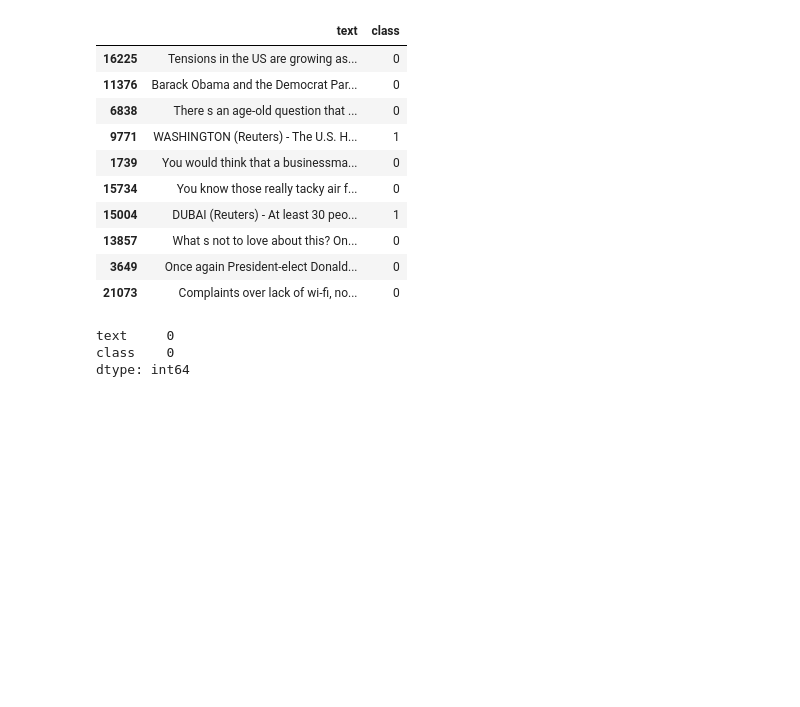
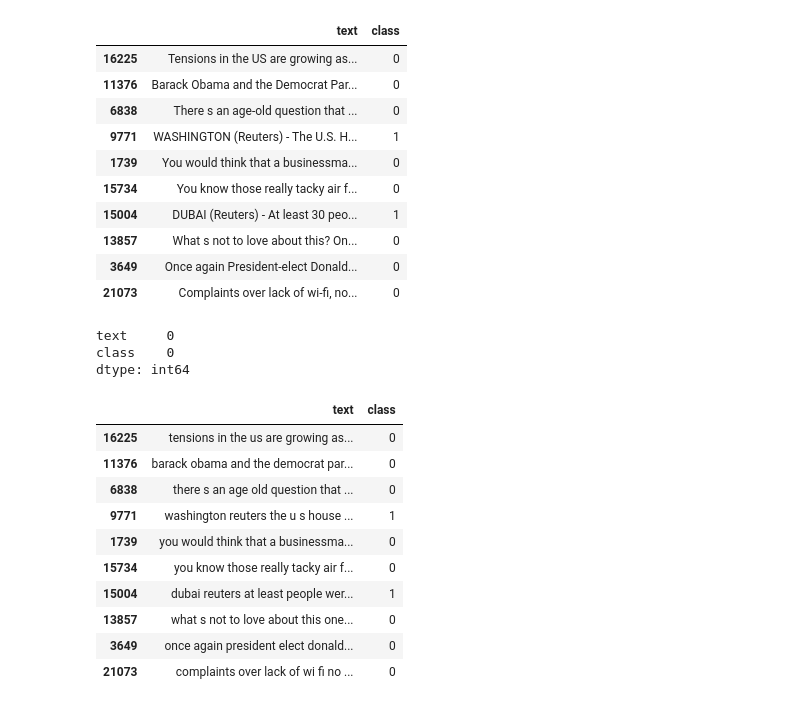
Before and after one commit to 2036saharsha/FakeNewsDetection, a Jupyter notebook: fakenews.ipynb, the cells around one changed output. Drawn from its saved outputs; the diff is of its cells as text; code cells hidden in the pictures; blank space fills up the shorter version.

Commit message:
Cleaning word function and applying to the database

```diff
--- a/fakenews.ipynb
+++ b/fakenews.ipynb
@@ -156,3 +156,30 @@ df.isnull().sum()
 text     0
 class    0
 dtype: int64
+# %%
+def word_drop(text):
+    text=text.lower()
+    text=re.sub('\[.*?\]','',text)
+    text=re.sub("\\W"," ",text)
+    text=re.sub('https?://\S+|www\.\S+','',text)
+    text=re.sub('<.*?>+','',text)
+    text=re.sub('[%s]' % re.escape(string.punctuation),'',text)
+    text=re.sub('\n','',text)
+    text=re.sub('\w*\d\w*','',text)
+    return text
+# %%
+df["text"]=df["text"].apply(word_drop)
+# %%
+df.head(10)
+# %% [output]
+|  | text | class |
+| 16225 | tensions in the us are growing as... | 0 |
+| 11376 | barack obama and the democrat par... | 0 |
+| 6838 | there s an age old question that ... | 0 |
+| 9771 | washington reuters the u s house ... | 1 |
+| 1739 | you would think that a businessma... | 0 |
+| 15734 | you know those really tacky air f... | 0 |
+| 15004 | dubai reuters at least people wer... | 1 |
+| 13857 | what s not to love about this one... | 0 |
+| 3649 | once again president elect donald... | 0 |
+| 21073 | complaints over lack of wi fi no ... | 0 |
```
